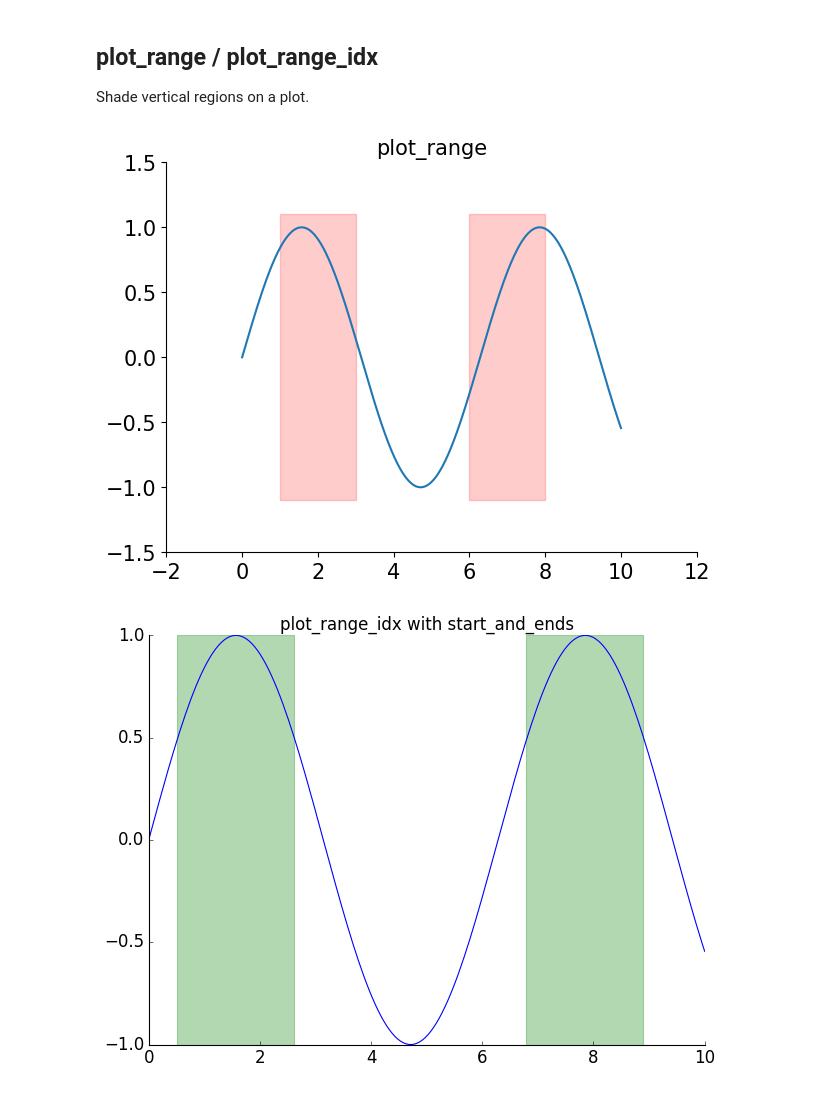
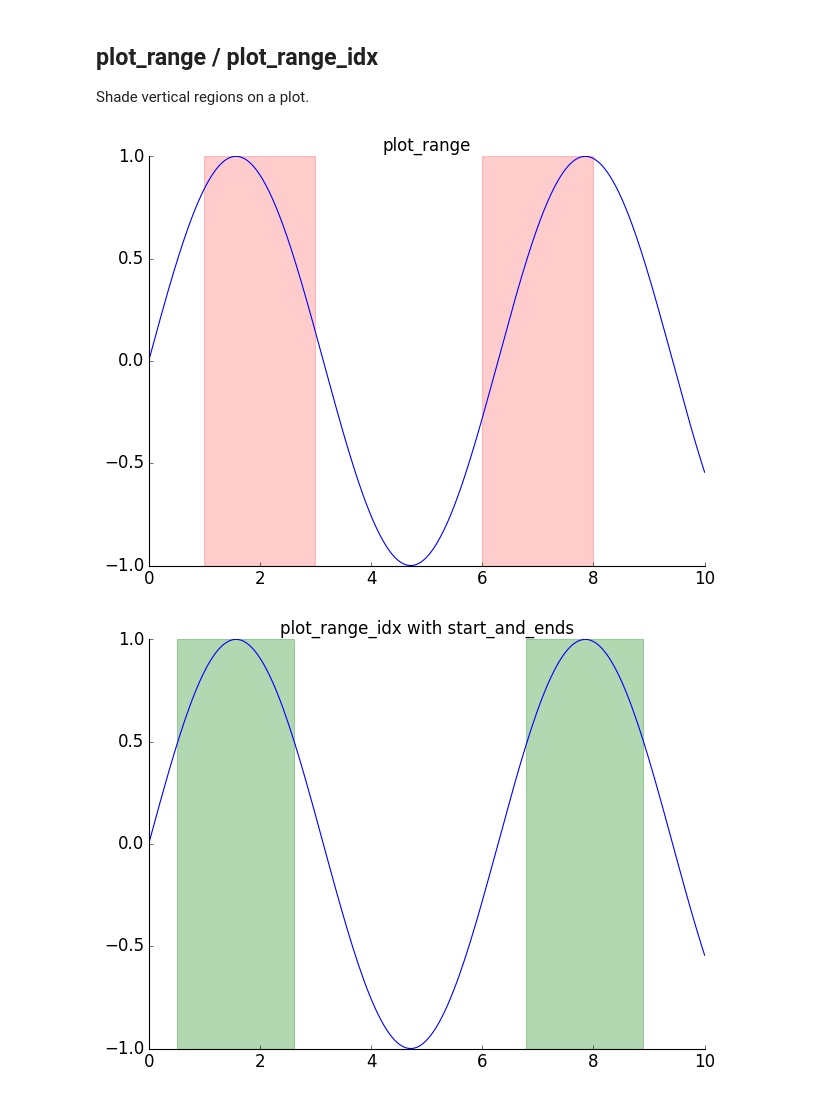
Before and after one commit to JLansey/matviz, a Jupyter notebook: docs/source/examples/visualization.ipynb, the cells around one changed output. Cells and saved outputs as stored; diff of their text form; code cells hidden in the pictures.

```diff
--- a/docs/source/examples/visualization.ipynb
+++ b/docs/source/examples/visualization.ipynb
@@ -20,13 +20,13 @@ Shade vertical regions on a plot.
 # %%
 t = np.linspace(0, 10, 500)
 y = np.sin(t)
-plt.plot(t, y)
+plot(t, y)
 plot_range([[1, 3], [6, 8]], color='red', alpha=0.2)
 title('plot_range')
 nicefy()
 plt.show()
 # %% [output]
-[figure, old version]
+[figure, new version]
 # %%
 from matviz.etl import start_and_ends
 
```
Also changed, not shown: parts of 9 cells of this notebook, 2 other files.
